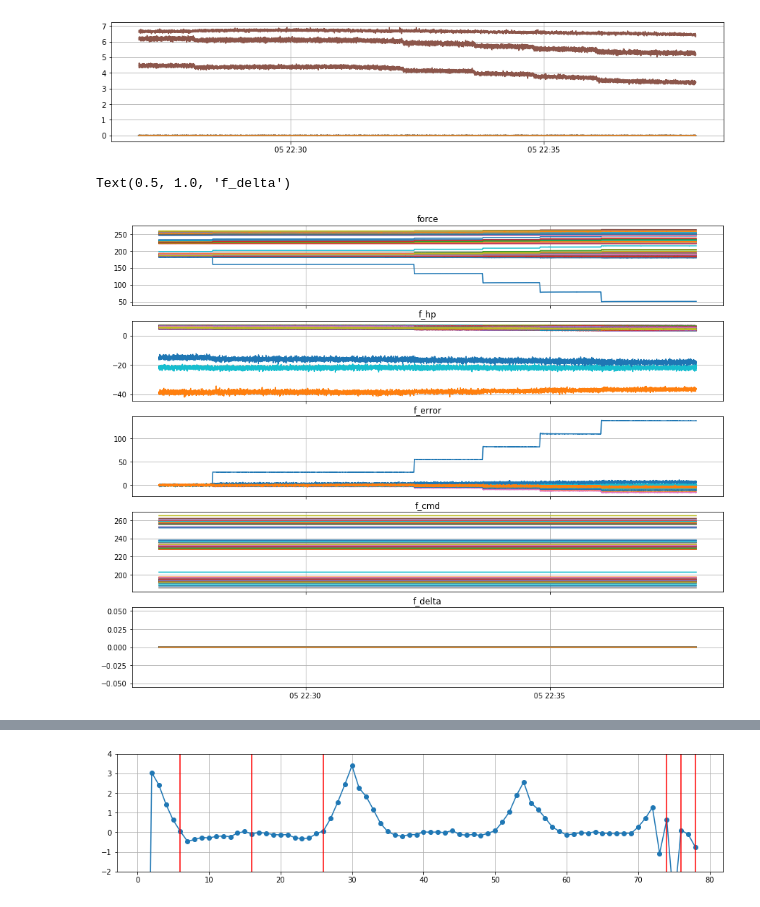
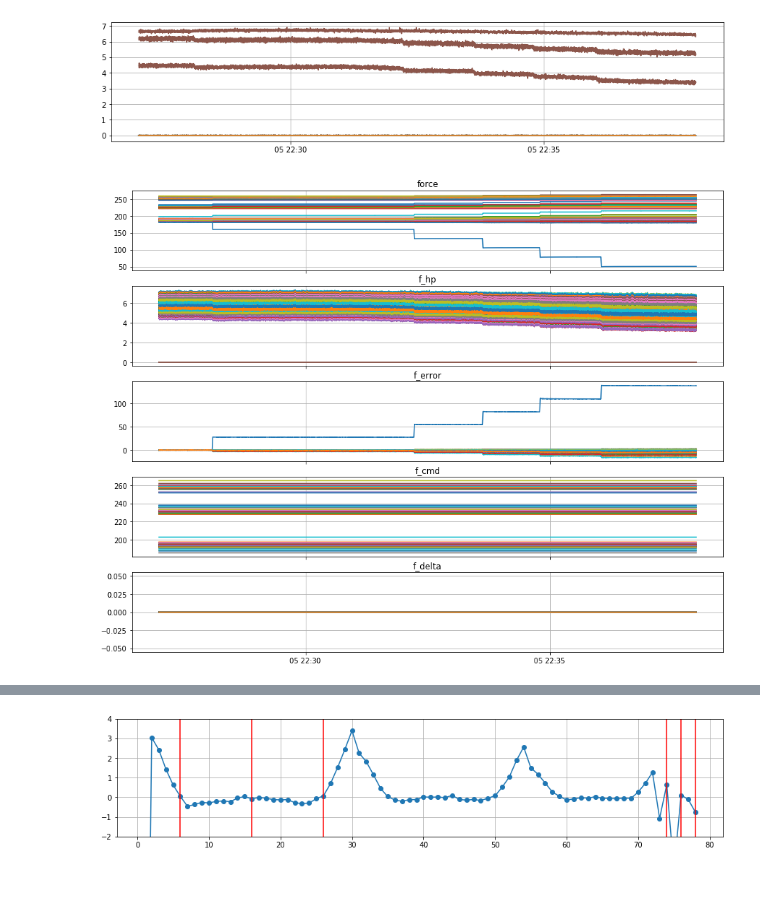
Before and after one commit to bxin/M2_summit_2003, a Jupyter notebook: a01_OL_B1_stroke.ipynb, the cells around one changed output, grey strips where cells are left out. Saved outputs shown, nothing was run; the diff lists cells and outputs as text; code cells hidden in the pictures.

```diff
--- a/a01_OL_B1_stroke.ipynb
+++ b/a01_OL_B1_stroke.ipynb
@@ -165,19 +166,25 @@ t = np.array([ti+ timedelta(hours=4, minutes=3, seconds=-5) for ti in t]) #conve
 #Bo: But, how come binary timestamps are earlier than EFD private_sndStamp.
 # The latter is consistent with clocks on Bo's laptop with accuracy of 1 minute.
 columns = [n for n, v in ndata.items()]
+nonHP = [i for i in range(78) if i+1 not in ndata['hp'][0,:]]
+nonHPa = [i for i in range(72) if i+1 not in ndata['hp'][0,:]] #a for axial actuator only
 
 def insertHPColumns(a):
     [n1, n2] = a.shape
     b = np.zeros((n1, n2+6))
-    b[:,:5] = a[:,:5] #0,1,2,3,4; 5=B6, skip
-    b[:,6:15] = a[:,5:14] #6,7,8...14; 15=B16, skip
-    b[:,16:25] = a[:,14:23] #16, 17, 18 .... 24; 25=B26, skip
-    b[:,26:73] = a[:,23:70]#26, 27, 28... 72; 73 = A2, skip
-    b[:,74] =a[:,70]#74; 75 = A4, skip
-    b[:,76] = a[:,71]#76; 77 = A6, skip
+    ii = 0
+    for i in range(n2+6):
+        if i in nonHP:
+            b[:,i] = a[:,ii]
+            ii += 1
+        else:
+            b[:,i] = 0
     return b
+
 ndata['f_hp'] = insertHPColumns(ndata['f_hp'])
 ndata['f_error'] = insertHPColumns(ndata['f_error'])
+#for i in [5,15,25]:
+#    ndata['f_hp'][:,i] = ndata['f_cmd'][:,i] - ndata['force'][:,i] - ndata['f_error'][:,i]
 # %% [output]
 ('time_delta', 'comm_cntr', 'ilc_status', 'encoder', 'force', 'disp_sensors', 'temp_sensors', 'inclinometer', 'step_cmd', 'inc_cal', 'elevation_ts_i', 'elevation_ts_u', 'elevation_ang', 'el_status', ' ...
 # %%
@@ -249,0 +257,6 @@ No, see below
+# %%
+aa = np.loadtxt('../github/data/M2_1um_72_force.txt')
+# to have +x going to right, and +y going up, we need to transpose and reverse x and y
+xact = -aa[:,2]
+yact = -aa[:,1]
+#actLabels = [i+10 for i in range(72)]
@@ -254,6 +326,7 @@ data['f_hp'].shape
 # %%
+plotID = range(72) #nonHP #
 fig, ax = plt.subplots(figsize=(15,3))
-for i in range(72):
+for i in plotID:
     aa = data['f_cmd'][:,i] - data['force'][:,i] - data['f_hp'][:,i]-data['f_error'][:,i]#-data['f_delta'][:,i]
     plt.plot(t, aa)
     if (aa[0]>4) or i==5 or i==15 or i==25:
@@ -265,32 +338,32 @@ act#16, F_HC[0] = 0.00, residual[0] = 6.62
 act#26, F_HC[0] = 0.00, residual[0] = 6.17
 [figure]
 # %%
+plotID = range(72) #nonHPa #
 fig, ax = plt.subplots(5,1, sharex=True, figsize=(15,12))
-for i in range(72):
+for i in plotID:
     ax[0].plot(t, data['force'][:,i] )
 ax[0].grid()
 ax[0].set_title('force')
 
-for i in range(72):
+for i in plotID:
     ax[1].plot(t, data['f_hp'][:,i] )
 ax[1].grid()
 ax[1].set_title('f_hp')
 
-for i in range(72):
+for i in plotID:
     ax[2].plot(t, data['f_error'][:,i] )
 ax[2].grid()
 ax[2].set_title('f_error')
 
-for i in range(72):
+for i in plotID:
     ax[3].plot(t, data['f_cmd'][:,i] )
 ax[3].grid()
 ax[3].set_title('f_cmd')
 
-for i in range(72):
+for i in plotID:
     ax[4].plot(t, data['f_delta'][:,i] )
 ax[4].grid()
 ax[4].set_title('f_delta');
 #fig.subplots_adjust(hspace=0)
 # %% [output]
-Text(0.5, 1.0, 'f_delta')
-[figure, old version]
+[figure, new version]
```
Also changed, not shown: parts of 18 cells of this notebook, 2 other files.
